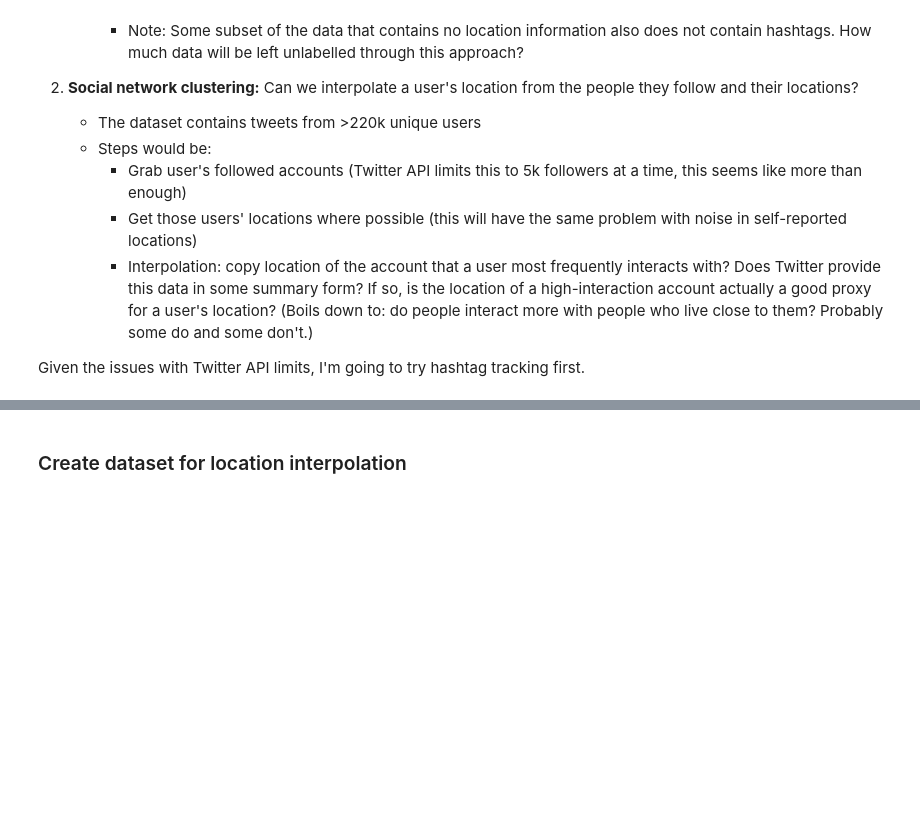
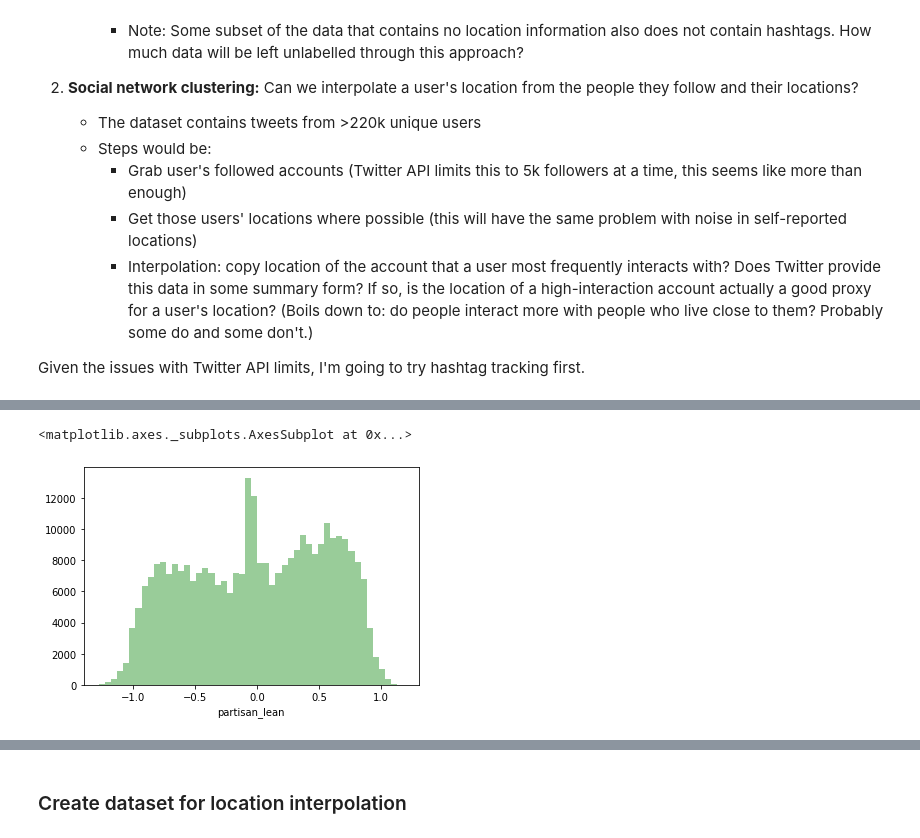
Before and after one commit to lara-ehr/tweet-the-people, a Jupyter notebook: data-analysis/Election_Geolocation_EDA.ipynb, the cells around one changed output, grey strips where cells are left out. Drawn from its saved outputs; the diff is of its cells as text; code cells hidden in the pictures; blank space fills up the shorter version.

```diff
--- a/data-analysis/Election_Geolocation_EDA.ipynb
+++ b/data-analysis/Election_Geolocation_EDA.ipynb
@@ -196,0 +220,11 @@ Two things necessary here --
+# %%
+tweets['dailymeansentiment'] = tweets.groupby(['ticket', 'date'])['sentiment_2'].transform('mean')
+# %%
+tweets['partisan_lean'] = tweets['sentiment_2'] - tweets['dailymeansentiment']
+# %%
+# plot distribution of partisan lean
+
+sns.distplot(tweets['partisan_lean'], color='green', kde=False)
+# %% [output]
+<matplotlib.axes._subplots.AxesSubplot at 0x...>
+[figure, added]
```
Also changed, not shown: parts of 30 cells of this notebook.
